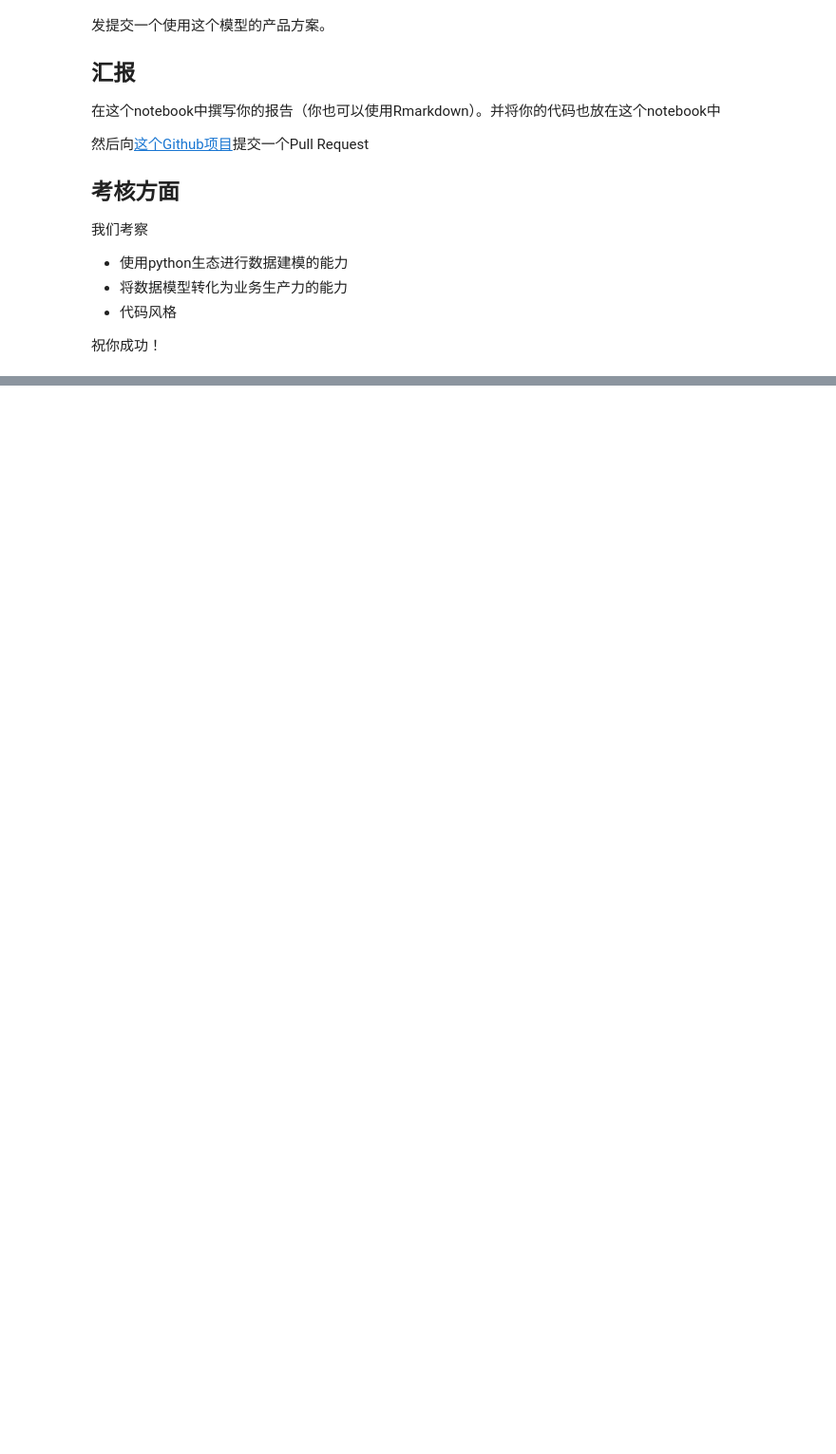
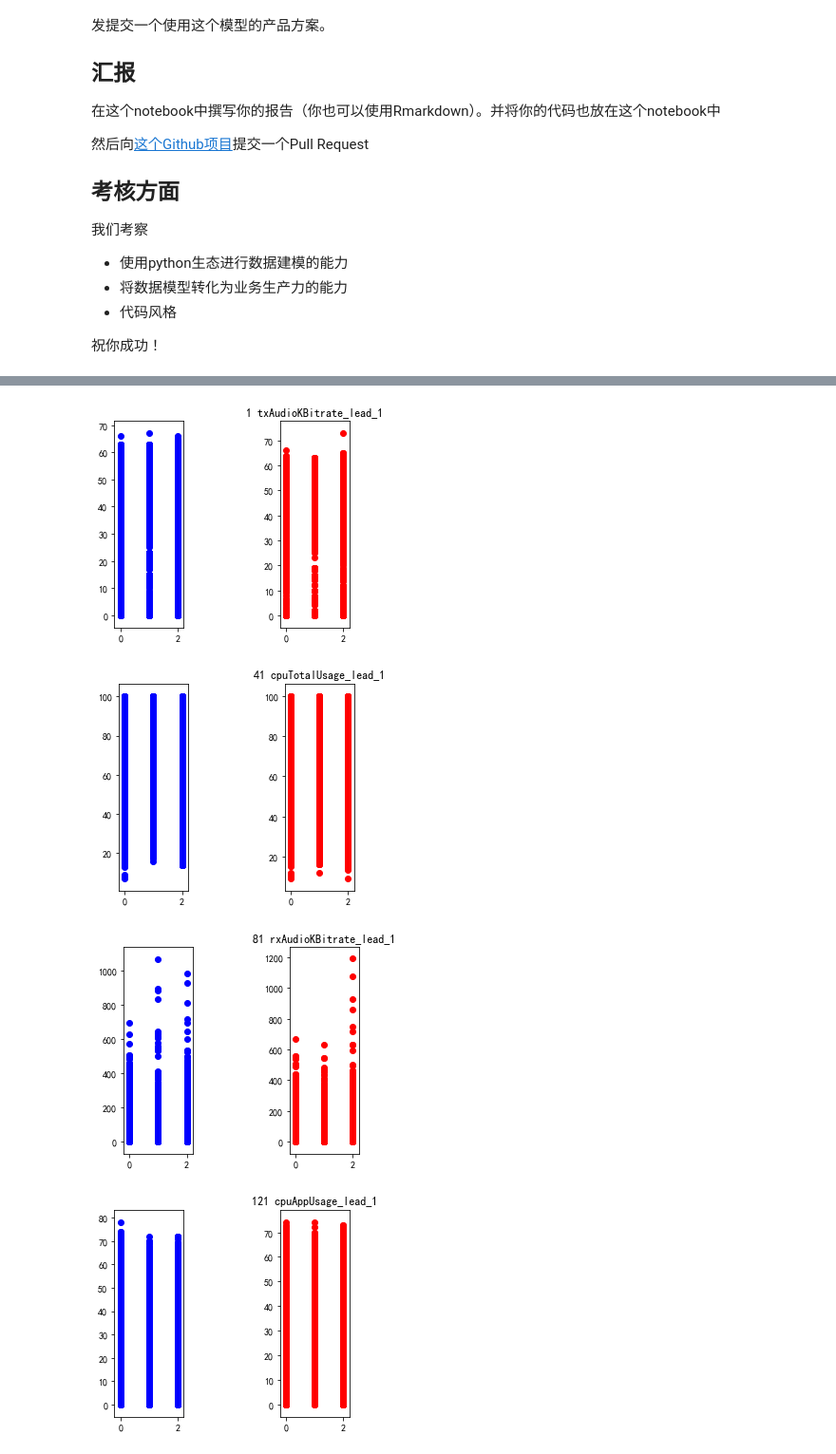
Before and after one commit to junchenfeng/huohua_hire, a Jupyter notebook: mock项目.ipynb, the cells around one changed output, grey strips where cells are left out. Shown: that part at 95% size. Cells and saved outputs as stored; diff of their text form; code cells hidden in the pictures; blank space fills up the shorter version.

```diff
--- a/mock项目.ipynb
+++ b/mock项目.ipynb
@@ -76,0 +160,17 @@ type是你的Y数据：
+# %%
+#看前后40秒不同类(3)数据趋势
+for i in range(1,561):
+    if i%40==1:
+        plt.subplot(141)
+        for j in range(0,40):
+            plt.scatter(df.iloc[:,0], df.iloc[:,i+j], color='b')
+        plt.subplot(143)
+        for j in range(0,40):
+            plt.scatter(df.iloc[:,0], df.iloc[:,560+i+j], color='R')
+        plt.title('%d %s' %(i,a_col[i]))
+        plt.show()
+# %% [output]
+[figure, added]
+[figure, added]
+[figure, added]
+[figure, added]
```
Also changed, not shown: parts of 13 cells of this notebook.
